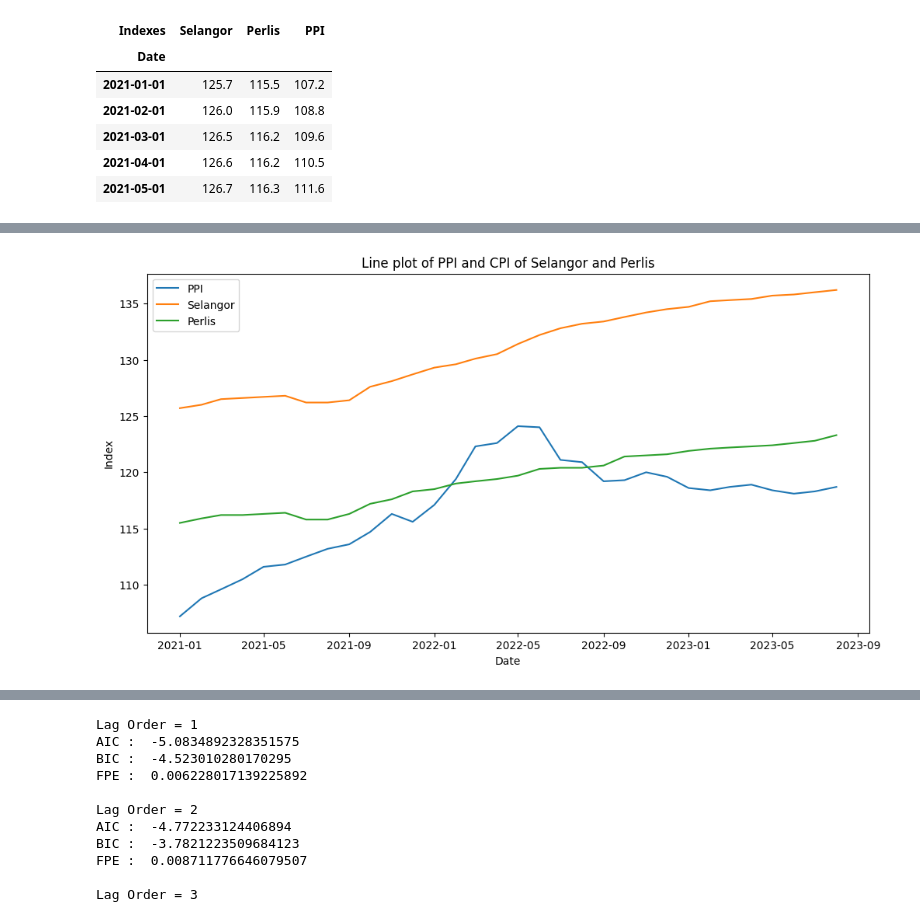
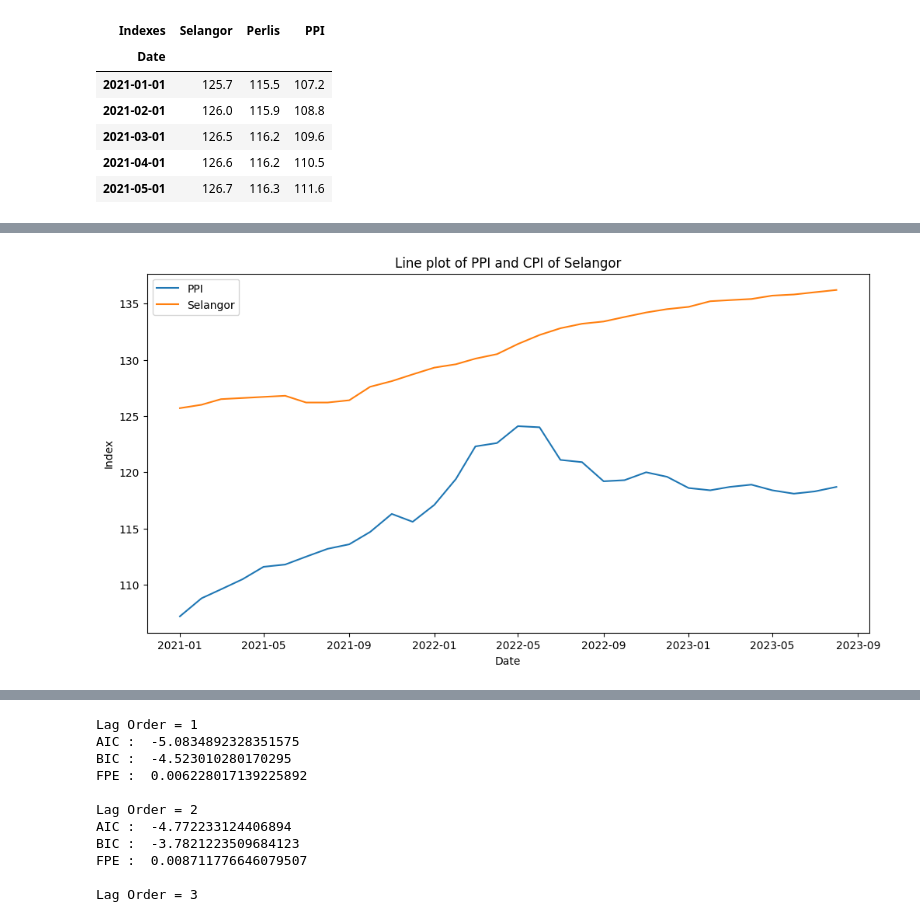
Before and after one commit to derrickgzq/fyp, a Jupyter notebook: fyp.ipynb, the cells around one changed output, grey strips where cells are left out. Cells and saved outputs as stored; diff of their text form; code cells hidden in the pictures.

```diff
--- a/fyp.ipynb
+++ b/fyp.ipynb
@@ -422,10 +432,10 @@ dfs.head()
 # %%
 plt.figure(figsize = (12, 6))
-plt.plot(dfs[['PPI','Selangor','Perlis']])
+plt.plot(dfs[['PPI','Selangor']])
 plt.xlabel('Date')
 plt.ylabel('Index')
-plt.title('Line plot of PPI and CPI of Selangor and Perlis')
-plt.legend(dfs[['PPI','Selangor','Perlis']])
+plt.title('Line plot of PPI and CPI of Selangor')
+plt.legend(dfs[['PPI','Selangor']])
 plt.show()
 # %% [output]
-[figure, old version]
+[figure, new version]
```
Also changed, not shown: parts of 20 cells of this notebook.
